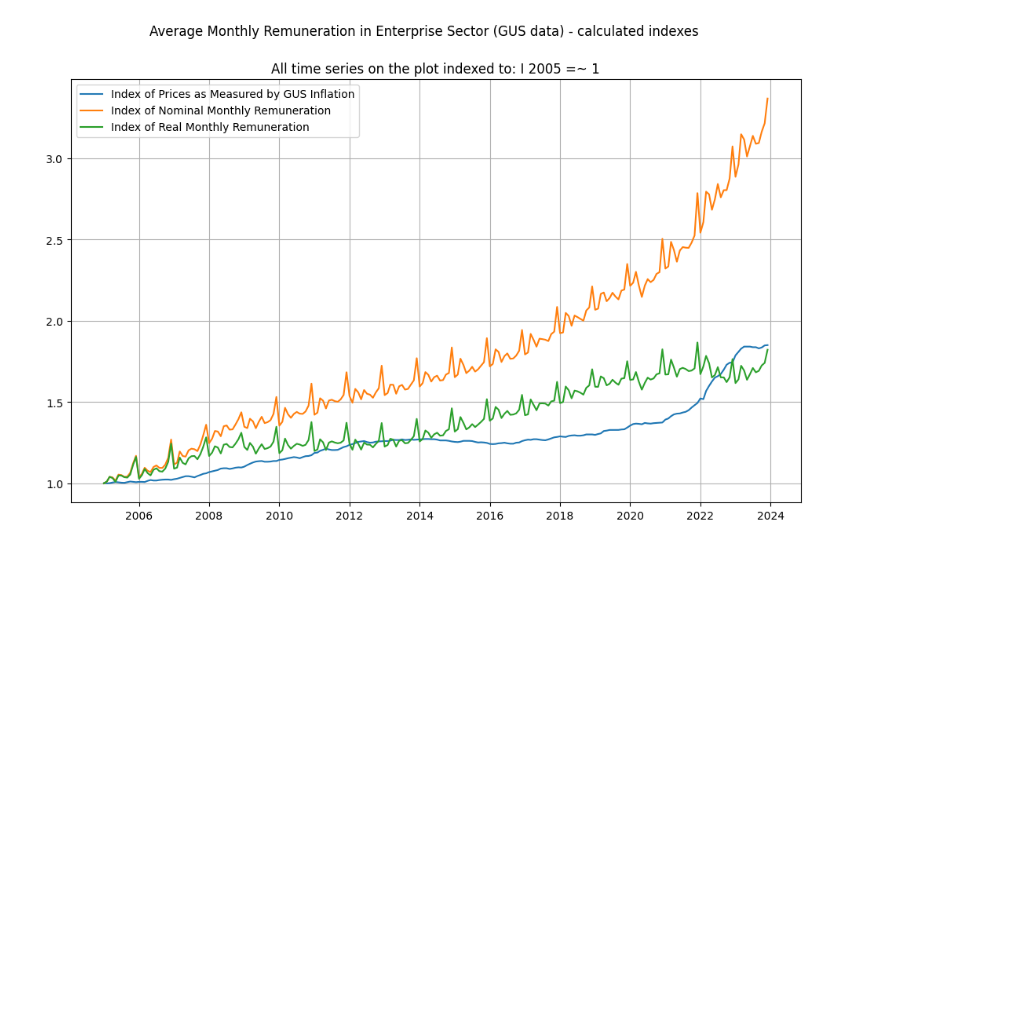
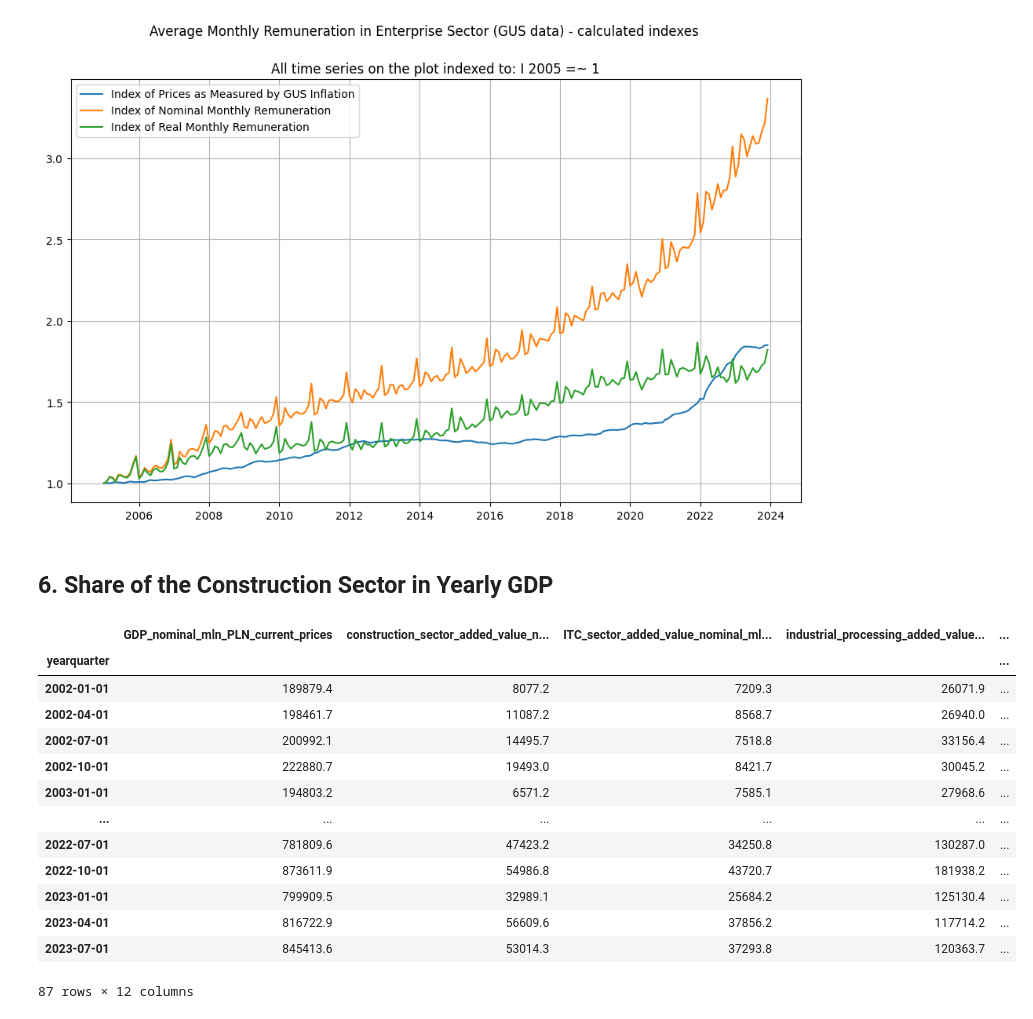
Before and after one commit to wegar-2/python.jupyter.notebooks, a Jupyter notebook: analyses_01_inflation_Poland_covid_and_war.ipynb, the cells around one changed output. Cells and saved outputs as stored; diff of their text form; code cells hidden in the pictures; blank space fills up the shorter version.

```diff
--- a/inflation_Poland_covid_and_war.ipynb
+++ b/analyses_01_inflation_Poland_covid_and_war.ipynb
@@ -143,3 +135,22 @@ fig_pay.suptitle("Average Monthly Remuneration in Enterprise Sector (GUS data) -
 # %% [output]
 Text(0.5, 0.98, 'Average Monthly Remuneration in Enterprise Sector (GUS data) - calculated indexes')
 [figure]
+# %% [markdown]
+## 6. Share of the Construction Sector in Yearly GDP
+# %%
+data_gdp
+# %% [output]
+|  | GDP_nominal_mln_PLN_current_prices | construction_sector_added_value_n... | ITC_sector_added_value_nominal_ml... | industrial_processing_added_value... | ... |
+| yearquarter |  |  |  |  | ... |
+| 2002-01-01 | 189879.4 | 8077.2 | 7209.3 | 26071.9 | ... |
+| 2002-04-01 | 198461.7 | 11087.2 | 8568.7 | 26940.0 | ... |
+| 2002-07-01 | 200992.1 | 14495.7 | 7518.8 | 33156.4 | ... |
+| 2002-10-01 | 222880.7 | 19493.0 | 8421.7 | 30045.2 | ... |
+| 2003-01-01 | 194803.2 | 6571.2 | 7585.1 | 27968.6 | ... |
+| ... | ... | ... | ... | ... | ... |
+| 2022-07-01 | 781809.6 | 47423.2 | 34250.8 | 130287.0 | ... |
+| 2022-10-01 | 873611.9 | 54986.8 | 43720.7 | 181938.2 | ... |
+| 2023-01-01 | 799909.5 | 32989.1 | 25684.2 | 125130.4 | ... |
+| 2023-04-01 | 816722.9 | 56609.6 | 37856.2 | 117714.2 | ... |
+| 2023-07-01 | 845413.6 | 53014.3 | 37293.8 | 120363.7 | ... |
+87 rows × 12 columns
```
Also changed, not shown: parts of 26 cells of this notebook.
